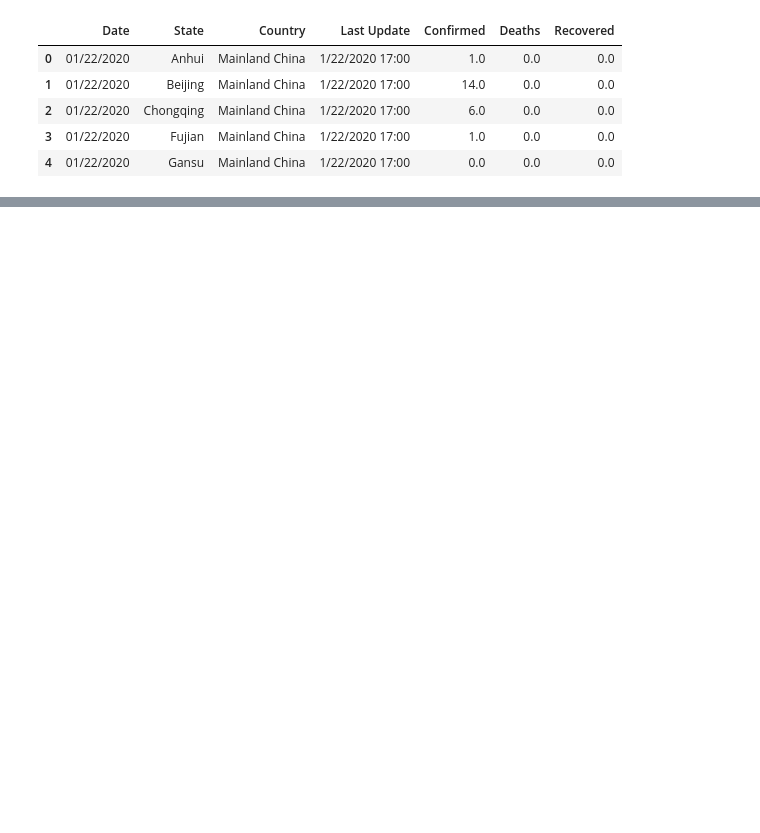
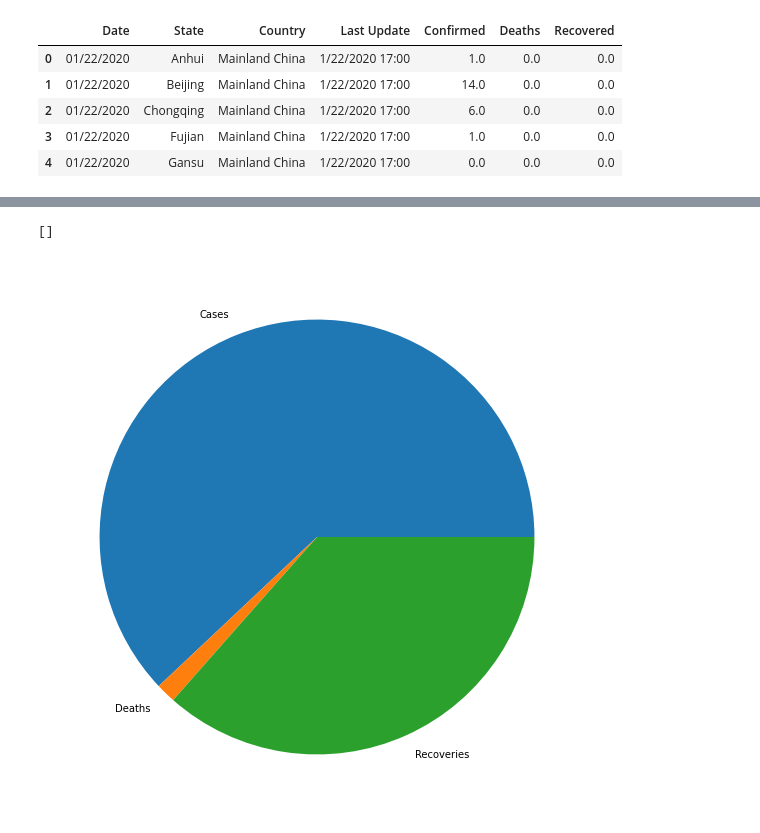
Before and after one commit to AtharvaTaras/Covid19-EDA, a Jupyter notebook: eda.ipynb, the cells around one changed output, grey strips where cells are left out. Saved outputs shown, nothing was run; the diff lists cells and outputs as text; code cells hidden in the pictures; blank space fills up the shorter version.

```diff
--- a/eda.ipynb
+++ b/eda.ipynb
@@ -109,0 +161,10 @@ fig.update_layout(
+# %%
+plt.figure(figsize=(10, 10))
+cases = [26252051758, 624013017, 15450237912]
+mylabels = ['Cases', 'Deaths', 'Recoveries']
+
+plt.pie(cases, labels=mylabels)
+plt.plot()
+# %% [output]
+[]
+[figure, added]
```
Also changed, not shown: parts of 12 cells of this notebook, 1 other file.
